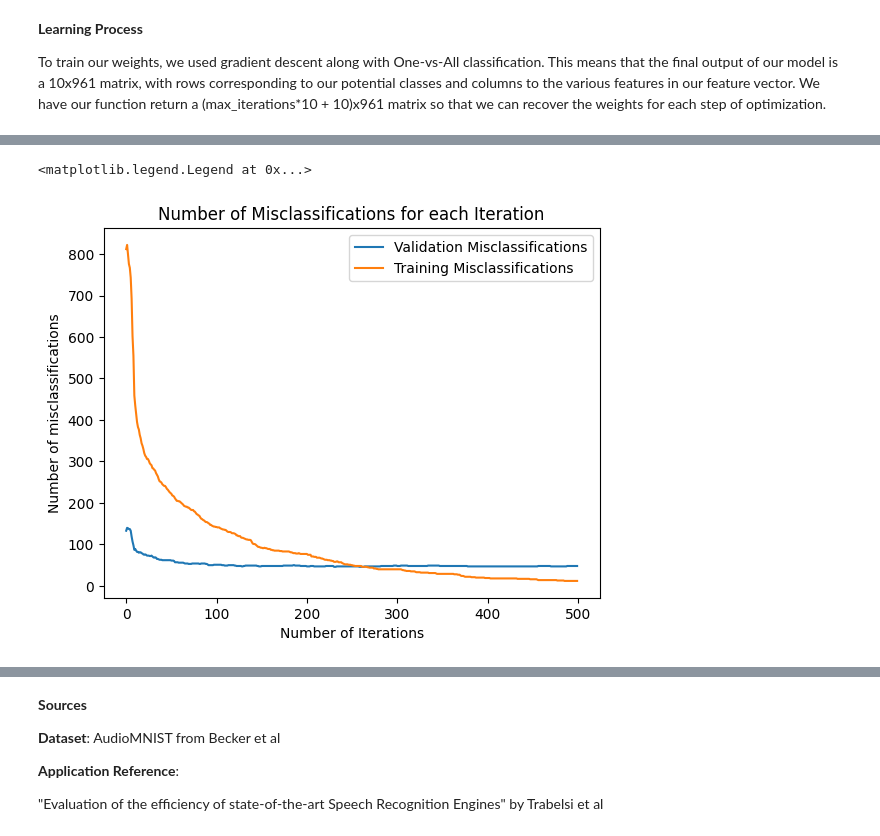
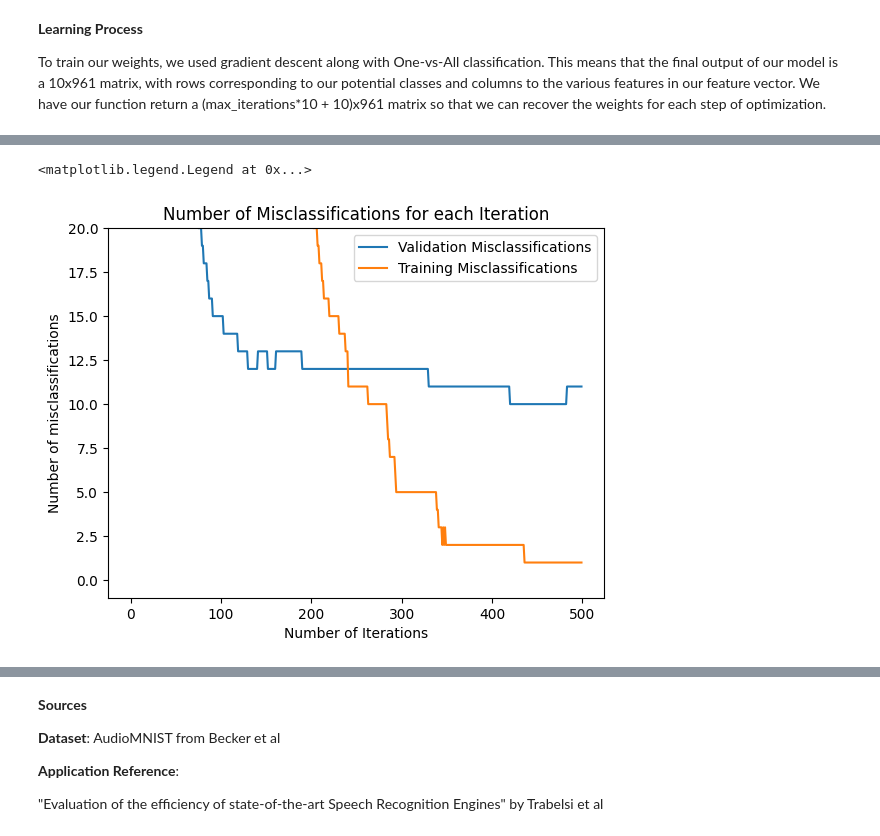
Before and after one commit to LeoBrett/audio_recognition, a Jupyter notebook: audio_recognition_notebook.ipynb, the cells around one changed output, grey strips where cells are left out. Drawn from its saved outputs; the diff is of its cells as text; code cells hidden in the pictures.

```diff
--- a/audio_recognition_notebook.ipynb
+++ b/audio_recognition_notebook.ipynb
@@ -70,8 +94,8 @@ def get_feature(spectros):
   """
   x = []
   for spectro in spectros:
-    freqs = 129
-    times = int(spectro.size/129)
+    freqs = spectro.shape[0]
+    times = int(spectro.size/freqs)
     edges = hog(np.reshape(spectro,(freqs,times)),
         orientations = 10,
         pixels_per_cell=(21, 21),
@@ -90,9 +114,10 @@ def pad(spectros, most):
   """
   new = []
   for spec in spectros:
+    spec_freq_range = spec.shape[0]
     times = spec.shape[1]
     diff = most - times
-    padding = np.zeros((129,diff))
+    padding = np.zeros((spec_freq_range,diff))
     temp = np.hstack((spec,padding))
     print(temp.shape)
     new.append(temp)
@@ -188,7 +227,7 @@ def weight_for_step(W, step_number):
       Wnew = Wtemp
     else:
       Wnew = np.vstack((Wnew, Wtemp))
-  Wnew = Wnew.reshape((10, 961)).T
+  Wnew = Wnew.reshape((10, 1921)).T
   return Wnew
 # %%
 # Returns number of validation misclassifications for model at each step of gradient descent
@@ -279,28 +319,29 @@ xt, yt, xv, yv = random_sample(xfinal, y, 0.85)
 alpha = 0.1
 its = 500
 scale = 1.5
-winit = scale*np.random.randn(961,1)
+winit = scale*np.random.randn(1921,1)
 W = OVA(alpha,its,winit,softmax,xt,yt, xv, yv)
 W = np.array(W)
-W = W.reshape((5010, 961)).T
+W = W.reshape((5010, 1921)).T
 
 # Information needed for plotting below
 validation_history, training_history = validation_accuracy_history(W, its, xv, yv, xt, yt)
 # %%
 # Plotting training and validation misclassification history
 x_axis = np.arange(500)
 y_axis1 = validation_history
 y_axis2 = training_history
 
 plt.plot(x_axis, y_axis1, label='Validation Misclassifications')
 plt.plot(x_axis, y_axis2, label='Training Misclassifications')
 plt.xlabel("Number of Iterations")
 plt.ylabel("Number of misclassifications")
+plt.ylim(-1, 20)
 plt.title("Number of Misclassifications for each Iteration")
 plt.legend()
 # %% [output]
 <matplotlib.legend.Legend at 0x...>
-[figure, old version]
+[figure, new version]
 # %%
 Wfinalstep = weight_for_step(W, its-1)
 
```
Also changed, not shown: parts of 8 cells of this notebook, 1 other file.
